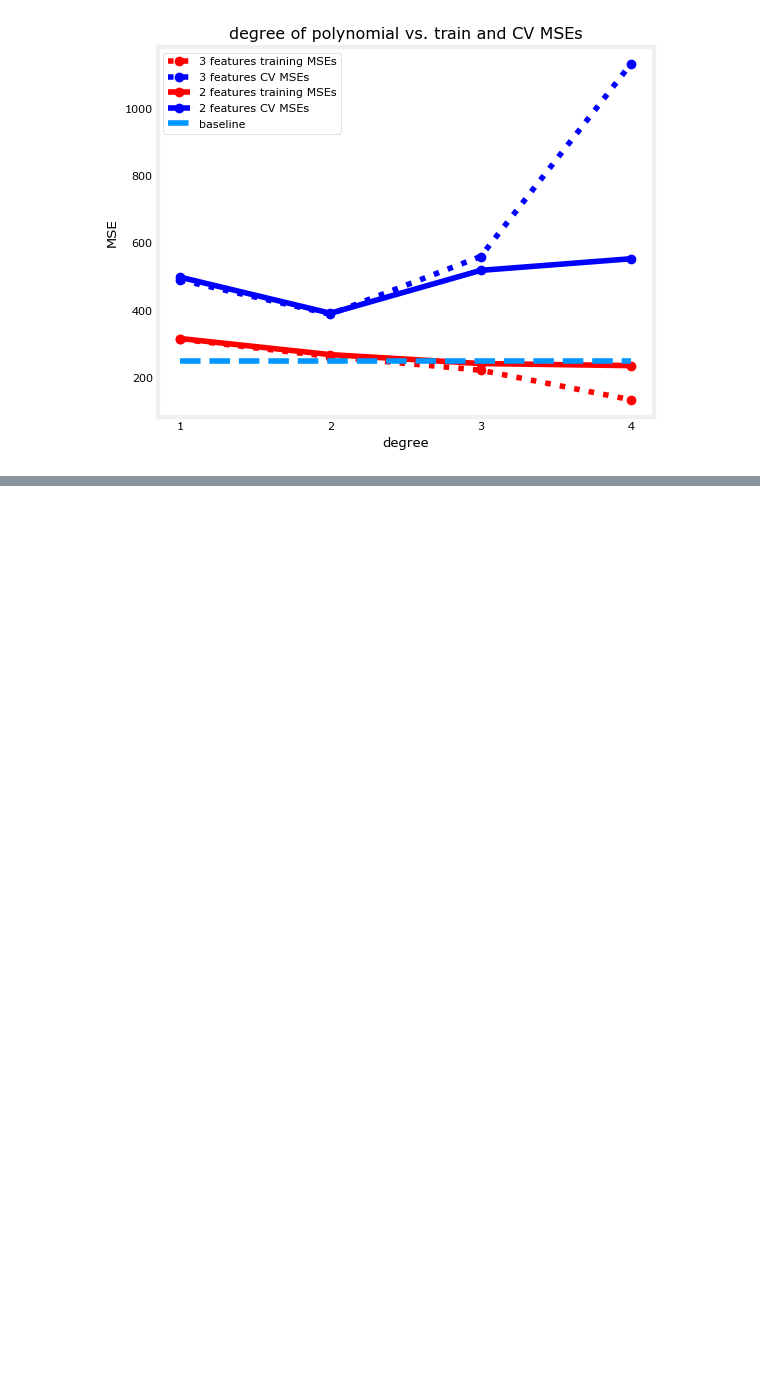
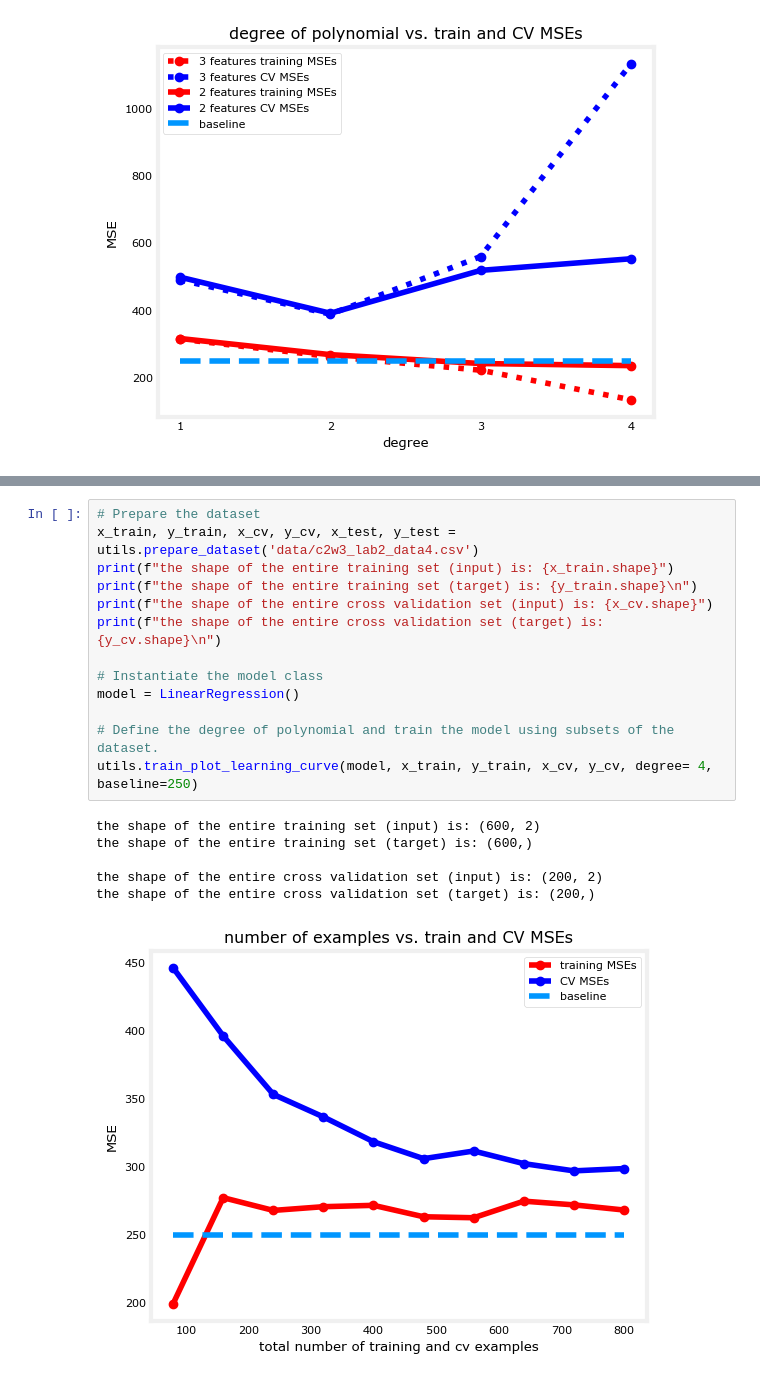
Before and after one commit to abuhmhai/Advanced-Algorithms, a Jupyter notebook: W3_Lab_02_Diagnosing_Bias_and_Variance.ipynb, the cells around one changed output, grey strips where cells are left out. Drawn from its saved outputs; the diff is of its cells as text; blank space fills up the shorter version.

Commit message:
add more training examples

```diff
--- a/W3_Lab_02_Diagnosing_Bias_and_Variance.ipynb
+++ b/W3_Lab_02_Diagnosing_Bias_and_Variance.ipynb
@@ -191,0 +196,20 @@ utils.train_plot_diff_datasets(model, files, max_degree=4, baseline=250)
+# %%
+# Prepare the dataset
+x_train, y_train, x_cv, y_cv, x_test, y_test = utils.prepare_dataset('data/c2w3_lab2_data4.csv')
+print(f"the shape of the entire training set (input) is: {x_train.shape}")
+print(f"the shape of the entire training set (target) is: {y_train.shape}\n")
+print(f"the shape of the entire cross validation set (input) is: {x_cv.shape}")
+print(f"the shape of the entire cross validation set (target) is: {y_cv.shape}\n")
+
+# Instantiate the model class
+model = LinearRegression()
+
+# Define the degree of polynomial and train the model using subsets of the dataset.
+utils.train_plot_learning_curve(model, x_train, y_train, x_cv, y_cv, degree= 4, baseline=250)
+# %% [output]
+the shape of the entire training set (input) is: (600, 2)
+the shape of the entire training set (target) is: (600,)
+
+the shape of the entire cross validation set (input) is: (200, 2)
+the shape of the entire cross validation set (target) is: (200,)
+[figure, added]
```
Also changed, not shown: parts of 1 cell of this notebook.
